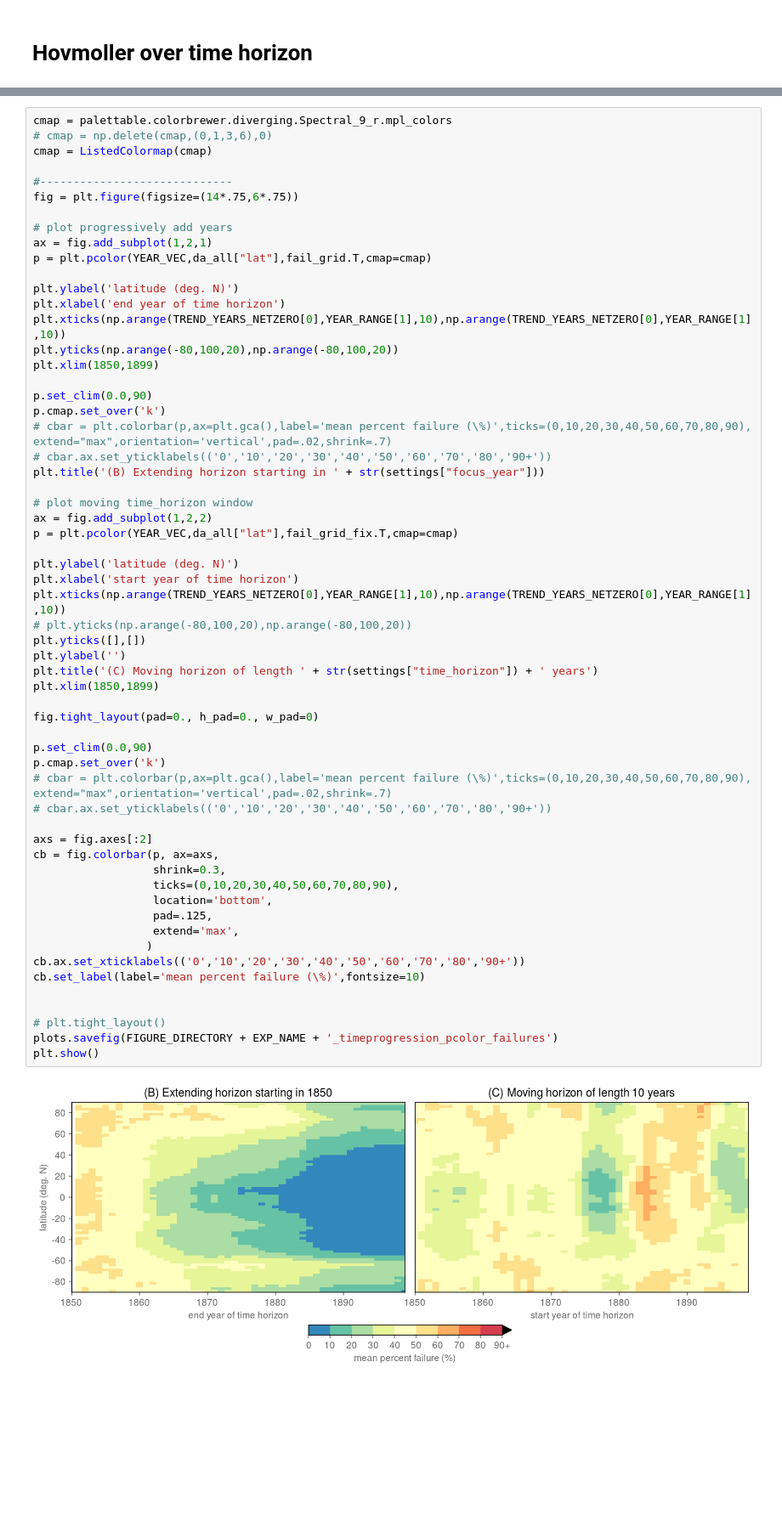
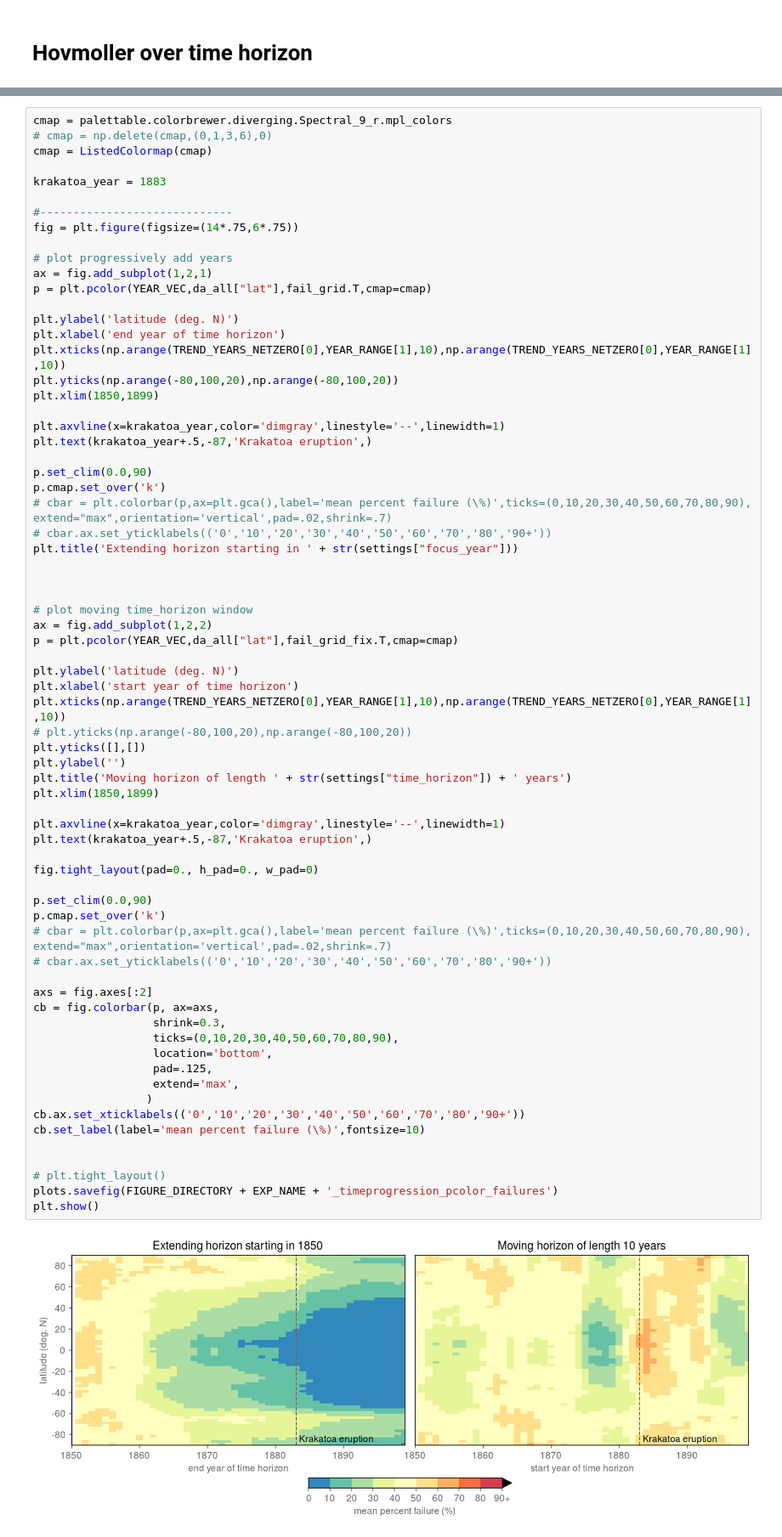
Before and after one commit to eabarnes1010/netzero_perception, a Jupyter notebook: _analysis_preindustrial.ipynb, the cells around one changed output, grey strips where cells are left out. Shown at 85% size. Cells and saved outputs as stored; diff of their text form; blank space fills up the shorter version.

```diff
--- a/_analysis_preindustrial.ipynb
+++ b/_analysis_preindustrial.ipynb
@@ -226,6 +248,8 @@ for iyear, year in enumerate(YEAR_VEC):
 cmap = palettable.colorbrewer.diverging.Spectral_9_r.mpl_colors
 # cmap = np.delete(cmap,(0,1,3,6),0)
 cmap = ListedColormap(cmap)
+
+krakatoa_year = 1883
 
 #-----------------------------
 fig = plt.figure(figsize=(14*.75,6*.75))
@@ -240,11 +264,16 @@ plt.xticks(np.arange(TREND_YEARS_NETZERO[0],YEAR_RANGE[1],10),np.arange(TREND_YE
 plt.yticks(np.arange(-80,100,20),np.arange(-80,100,20))
 plt.xlim(1850,1899)
 
+plt.axvline(x=krakatoa_year,color='dimgray',linestyle='--',linewidth=1)
+plt.text(krakatoa_year+.5,-87,'Krakatoa eruption',)
+
 p.set_clim(0.0,90)
 p.cmap.set_over('k')
 # cbar = plt.colorbar(p,ax=plt.gca(),label='mean percent failure (\%)',ticks=(0,10,20,30,40,50,60,70,80,90), extend="max",orientation='vertical',pad=.02,shrink=.7)
 # cbar.ax.set_yticklabels(('0','10','20','30','40','50','60','70','80','90+'))
-plt.title('(B) Extending horizon starting in ' + str(settings["focus_year"]))
+plt.title('Extending horizon starting in ' + str(settings["focus_year"]))
+
+
 
 # plot moving time_horizon window
 ax = fig.add_subplot(1,2,2)
@@ -254,32 +283,35 @@ plt.ylabel('latitude (deg. N)')
 plt.xlabel('start year of time horizon')
 plt.xticks(np.arange(TREND_YEARS_NETZERO[0],YEAR_RANGE[1],10),np.arange(TREND_YEARS_NETZERO[0],YEAR_RANGE[1],10))
 # plt.yticks(np.arange(-80,100,20),np.arange(-80,100,20))
 plt.yticks([],[])
 plt.ylabel('')
-plt.title('(C) Moving horizon of length ' + str(settings["time_horizon"]) + ' years')
+plt.title('Moving horizon of length ' + str(settings["time_horizon"]) + ' years')
 plt.xlim(1850,1899)
+
+plt.axvline(x=krakatoa_year,color='dimgray',linestyle='--',linewidth=1)
+plt.text(krakatoa_year+.5,-87,'Krakatoa eruption',)
 
 fig.tight_layout(pad=0., h_pad=0., w_pad=0)
 
 p.set_clim(0.0,90)
 p.cmap.set_over('k')
 # cbar = plt.colorbar(p,ax=plt.gca(),label='mean percent failure (\%)',ticks=(0,10,20,30,40,50,60,70,80,90), extend="max",orientation='vertical',pad=.02,shrink=.7)
 # cbar.ax.set_yticklabels(('0','10','20','30','40','50','60','70','80','90+'))
 
 axs = fig.axes[:2]
 cb = fig.colorbar(p, ax=axs,
                   shrink=0.3,
                   ticks=(0,10,20,30,40,50,60,70,80,90),
                   location='bottom',
                   pad=.125,
                   extend='max',
                  )
 cb.ax.set_xticklabels(('0','10','20','30','40','50','60','70','80','90+'))
 cb.set_label(label='mean percent failure (\%)',fontsize=10)
 
 
 # plt.tight_layout()
 plots.savefig(FIGURE_DIRECTORY + EXP_NAME + '_timeprogression_pcolor_failures')
 plt.show()
 # %% [output]
-[figure, old version]
+[figure, new version]
```
Also changed, not shown: parts of 2 cells of this notebook, 5 other files.
